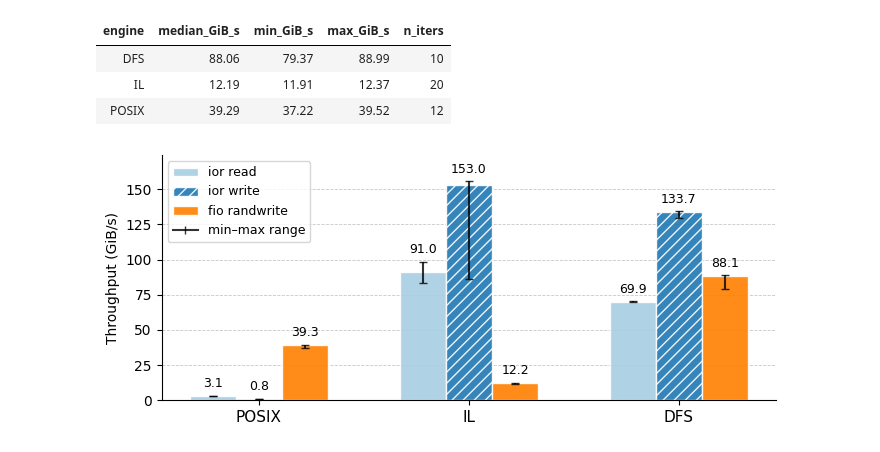
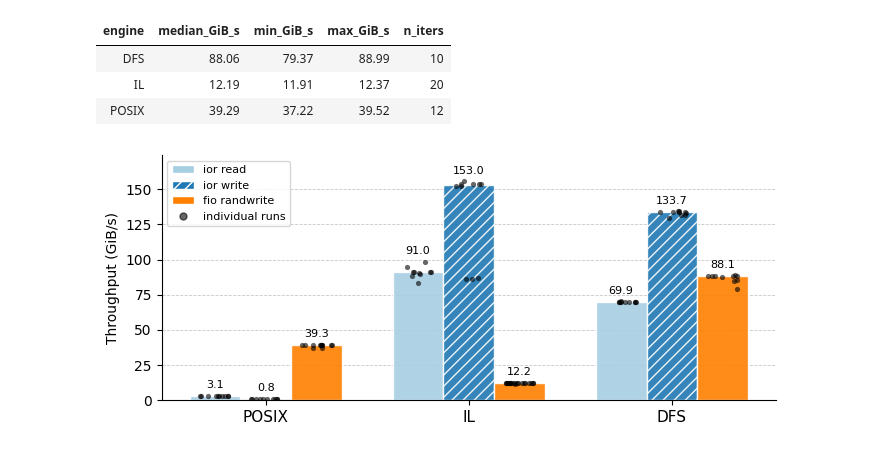
Before and after one commit to cissieAB/pdsw26_daos-bench, a Jupyter notebook: results/aurora/ior/engine/ior_engine_analysis.ipynb, the cells around one changed output. Cells and saved outputs as stored; diff of their text form; code cells hidden in the pictures.

```diff
--- a/results/aurora/ior/engine/ior_engine_analysis.ipynb
+++ b/results/aurora/ior/engine/ior_engine_analysis.ipynb
@@ -269,68 +376,69 @@ fio write bandwidth (GiB/s):
 # %%
 engines_order = ["POSIX", "IL", "DFS"]
 paired = sns.color_palette("Paired", 12)
 
-SERIES = [
-    ("ior read",  "read",  "ior", paired[0], ""),     # light blue
-    ("ior write", "write", "ior", paired[1], "///"),     # dark blue
-    ("fio randwrite", "write", "fio", paired[7], ""),
-]
+COLORS = {
+    "ior read":      paired[0],  # light blue
+    "ior write":     paired[1],  # dark blue
+    "fio randwrite": paired[7],  # dark orange
+}
+LEGEND_ORDER = ["ior read", "ior write", "fio randwrite"]
+HATCH = {"ior write": "///"}  # white hatch lines (follows edgecolor="white" below)
+
+def engine_raw_values(engine):
+    """Per-engine raw throughput values (GiB/s) per series — bar height is their median,
+    all points (cold + warm iterations pooled for ior write) are drawn as scatter."""
+    if engine == "DFS":
+        read_vals  = rw_combined.loc[rw_combined["access"] == "read",  "bw_MiB_s"].to_numpy() / 1024
+        write_vals = rw_combined.loc[rw_combined["access"] == "write", "bw_MiB_s"].to_numpy() / 1024
+    else:
+        eng_grp    = combined[combined["engine"] == engine]
+        read_vals  = eng_grp.loc[eng_grp["access"] == "read",  "bw_MiB_s"].to_numpy() / 1024
+        write_vals = eng_grp.loc[eng_grp["access"] == "write", "bw_MiB_s"].to_numpy() / 1024
+    fio_vals = fio_df.loc[fio_df["engine"] == engine, "bw_GiB_s"].to_numpy()
+    return {"ior read": read_vals, "ior write": write_vals, "fio randwrite": fio_vals}
 
 x     = np.arange(len(engines_order))
-bar_w = 0.22
-n_s   = len(SERIES)
-offsets = np.linspace(-(n_s - 1) / 2, (n_s - 1) / 2, n_s) * bar_w
+bar_w = 0.25
+offsets = np.linspace(-(len(LEGEND_ORDER) - 1) / 2, (len(LEGEND_ORDER) - 1) / 2, len(LEGEND_ORDER)) * bar_w
 
 fig, ax = plt.subplots(figsize=(7, 3))
+rng = np.random.default_rng(0)
 
-for offset, (label, access, source, color, hatch) in zip(offsets, SERIES):
-    if source == "ior":
-        sub = (
-            cmp_df[cmp_df["access"] == access]
-            .set_index("engine")
-            .reindex(engines_order)
-        )
-        medians = sub["median_GiB_s"].values
-        mins    = sub["min_GiB_s"].values
-        maxs    = sub["max_GiB_s"].values
-    else:
-        sub = fio_stats.set_index("engine").reindex(engines_order)
-        medians = sub["median_GiB_s"].values
-        mins    = sub["min_GiB_s"].values
-        maxs    = sub["max_GiB_s"].values
+for xi, engine in zip(x, engines_order):
+    raw = engine_raw_values(engine)
+    for offset, label in zip(offsets, LEGEND_ORDER):
+        vals   = raw[label]
+        xpos   = xi + offset
+        median = np.median(vals)
 
-    xs   = x + offset
-    bars = ax.bar(xs, medians, width=bar_w, color=color, hatch=hatch,
-                  label=label, edgecolor="white", alpha=0.9)
-    ax.errorbar(xs, medians,
-                yerr=[medians - mins, maxs - medians],
-                fmt="none", ecolor="black", capsize=3, linewidth=1.5, alpha=0.8)
+        ax.bar(xpos, median, width=bar_w, color=COLORS[label], hatch=HATCH.get(label, ""),
+               edgecolor="white", alpha=0.9, zorder=2)
 
-    for bar, val, mx in zip(bars, medians, maxs):
-        ax.annotate(
-            f"{val:.1f}",
-            xy=(bar.get_x() + bar.get_width() / 2, mx),
-            xytext=(0, 4), textcoords="offset points",
-            ha="center", va="bottom", fontsize=9, color="black",
-        )
+        jitter = rng.uniform(-bar_w * 0.3, bar_w * 0.3, size=len(vals))
+        ax.scatter(xpos + jitter, vals, color="black", s=14, zorder=3, alpha=0.6, linewidths=0)
+
+        ax.annotate(f"{median:.1f}", xy=(xpos, max(vals.max(), median)), xytext=(0, 4),
+                    textcoords="offset points", ha="center", va="bottom", fontsize=8, color="black")
 
 ax.set_xticks(x)
 ax.set_xticklabels(engines_order, fontsize=11)
 ax.set_ylabel("Throughput (GiB/s)")
 ax.margins(y=0.12)
 
+from matplotlib.patches import Patch
 from matplotlib.lines import Line2D
-eb_handle = Line2D([0], [0], color="black", linewidth=1.5, alpha=0.8,
-                   marker="|", markersize=6, label="min–max range")
-handles, labels = ax.get_legend_handles_labels()
-ax.legend(handles + [eb_handle], labels + ["min–max range"], fontsize=9)
+handles = [Patch(facecolor=COLORS[l], hatch=HATCH.get(l, ""), edgecolor="white", label=l) for l in LEGEND_ORDER]
+handles.append(Line2D([0], [0], marker="o", color="none", markerfacecolor="black", markersize=5,
+                      alpha=0.6, label="individual runs"))
+ax.legend(handles=handles, fontsize=8, ncol=1)
 
 ax.yaxis.grid(True, linestyle="--", linewidth=0.6, alpha=0.7)
 ax.set_axisbelow(True)
 ax.spines[["top", "right"]].set_visible(False)
 
 fig.tight_layout()
 plt.savefig("iorAndfio_engine-cmp.pdf", bbox_inches="tight")
 plt.show()
 # %% [output]
-[figure, old version]
+[figure, new version]
```
Also changed, not shown: parts of 10 cells of this notebook, 3 other files.
